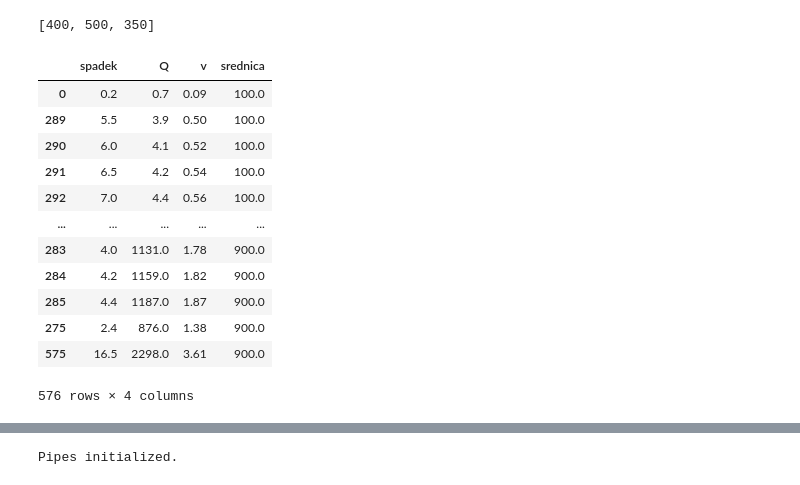
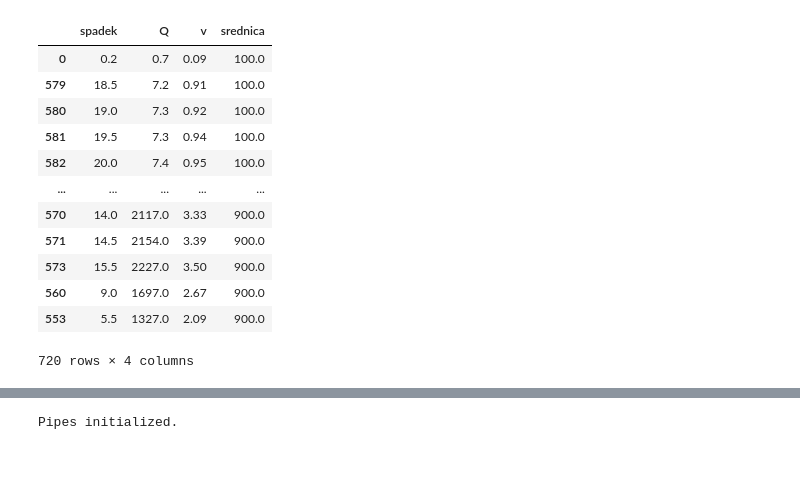
Before and after one commit to koraldek/Waterworks, a Jupyter notebook: Wodociagi.ipynb, the cells around one changed output, grey strips where cells are left out. Saved outputs shown, nothing was run; the diff lists cells and outputs as text; code cells hidden in the pictures.

```diff
--- a/Wodociagi.ipynb
+++ b/Wodociagi.ipynb
@@ -151,9 +154,3 @@ def getAdjacentDiametersToSection(_pipes, _section_name):
-# %%
-x = fitDiametersToAdjacentPipes(tables_df, [400,500,350])
-#x.sort()
-x
-# %% [output]
-[400, 500, 350]
 # %%
 def calculateSchemeResults(_pipes):
     ''' Calculate sum of dH and returns:
@@ -187,26 +222,27 @@ def calculateSchemeResults(_pipes):
 # %%
 merged_table_cols = ['spadek', 'Q', 'v', 'srednica']
 tables_urls = [
     "table_data 1.1.csv",
     "table_data 1.2.csv",
     "table_data 1.4.csv",
     "table_data 1.5.csv",
+    "table_data 1.7.csv",
 ]
 
 tables_df = loadTablesFromFile(tables_urls)
 set(tables_df.srednica)
 tables_df
 # %% [output]
 |  | spadek | Q | v | srednica |
 | 0 | 0.2 | 0.7 | 0.09 | 100.0 |
-| 289 | 5.5 | 3.9 | 0.50 | 100.0 |
-| 290 | 6.0 | 4.1 | 0.52 | 100.0 |
-| 291 | 6.5 | 4.2 | 0.54 | 100.0 |
-| 292 | 7.0 | 4.4 | 0.56 | 100.0 |
+| 579 | 18.5 | 7.2 | 0.91 | 100.0 |
+| 580 | 19.0 | 7.3 | 0.92 | 100.0 |
+| 581 | 19.5 | 7.3 | 0.94 | 100.0 |
+| 582 | 20.0 | 7.4 | 0.95 | 100.0 |
 | ... | ... | ... | ... | ... |
-| 283 | 4.0 | 1131.0 | 1.78 | 900.0 |
-| 284 | 4.2 | 1159.0 | 1.82 | 900.0 |
-| 285 | 4.4 | 1187.0 | 1.87 | 900.0 |
-| 275 | 2.4 | 876.0 | 1.38 | 900.0 |
-| 575 | 16.5 | 2298.0 | 3.61 | 900.0 |
+| 570 | 14.0 | 2117.0 | 3.33 | 900.0 |
+| 571 | 14.5 | 2154.0 | 3.39 | 900.0 |
+| 573 | 15.5 | 2227.0 | 3.50 | 900.0 |
+| 560 | 9.0 | 1697.0 | 2.67 | 900.0 |
+| 553 | 5.5 | 1327.0 | 2.09 | 900.0 |
-576 rows × 4 columns
+720 rows × 4 columns
```
Also changed, not shown: parts of 34 cells of this notebook, 1 other file.
